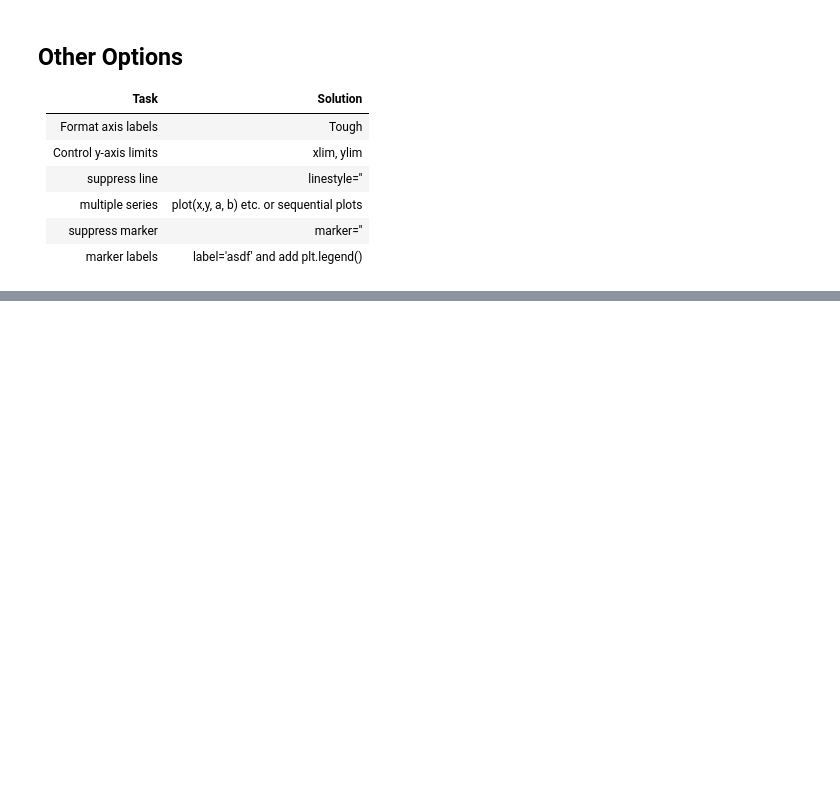
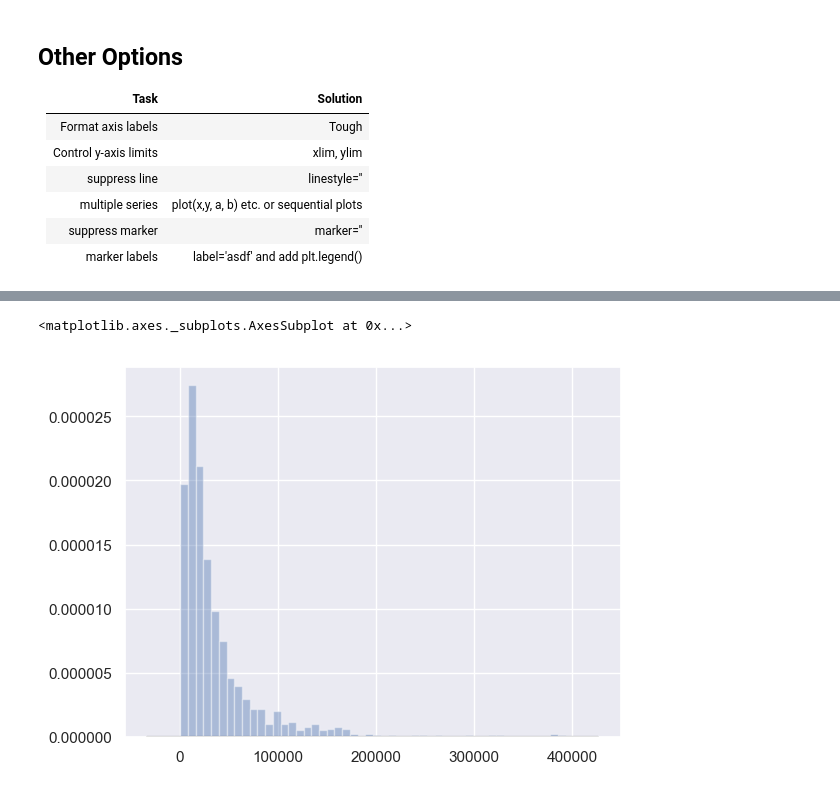
Before and after one commit to PirateGrunt/paw_rpm, a Jupyter notebook: notebooks/05_viz.ipynb, the cells around one changed output, grey strips where cells are left out. Saved outputs shown, nothing was run; the diff lists cells and outputs as text; code cells hidden in the pictures; blank space fills up the shorter version.

```diff
--- a/notebooks/05_viz.ipynb
+++ b/notebooks/05_viz.ipynb
@@ -271,0 +254,7 @@ sns.residplot(
+# %%
+from scipy import stats
+
+sns.distplot(log_norms, kde = False, fit=stats.gamma)
+# %% [output]
+<matplotlib.axes._subplots.AxesSubplot at 0x...>
+[figure, added]
```
Also changed, not shown: parts of 16 cells of this notebook.
